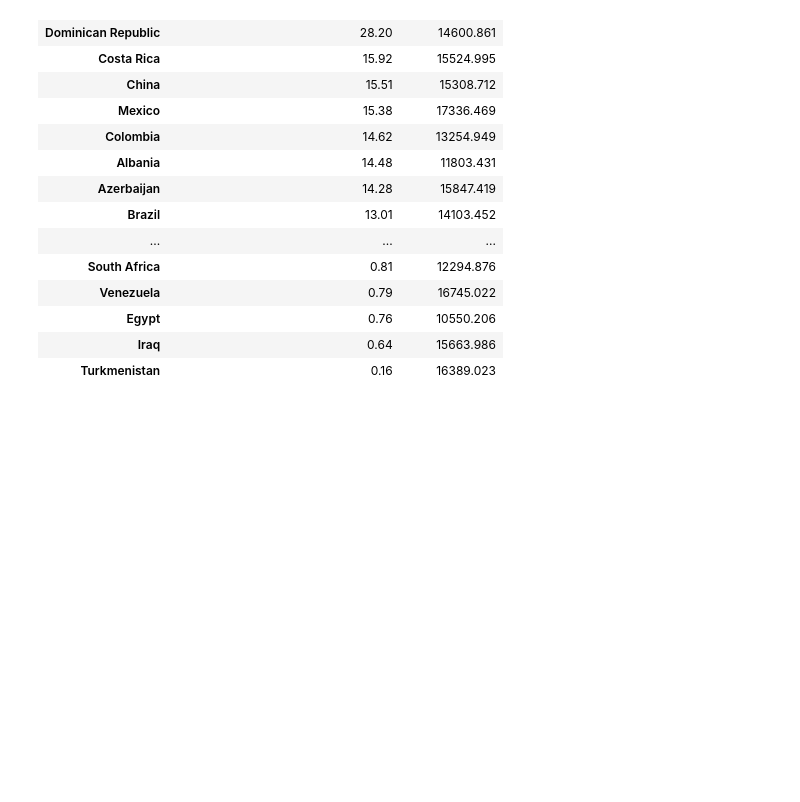
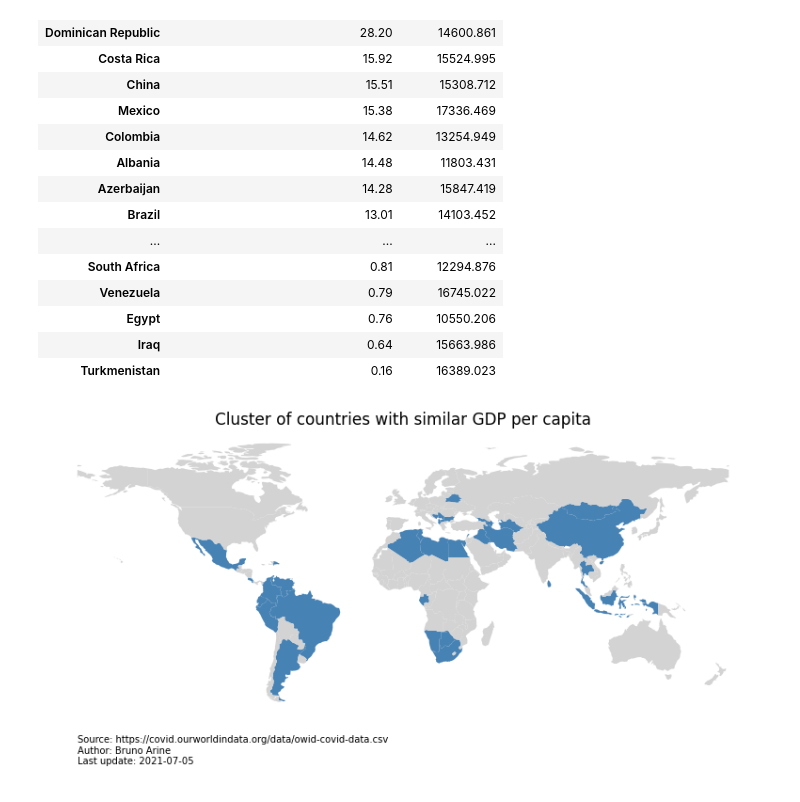
Before and after one commit to brunoarine/coronavirus-vaccinations, a Jupyter notebook: notebook.ipynb, the cells around one changed output. Saved outputs shown, nothing was run; the diff lists cells and outputs as text; code cells hidden in the pictures; blank space fills up the shorter version.

Commit message:
fix: Isolate Brazil's cluster in the map

```diff
--- a/notebook.ipynb
+++ b/notebook.ipynb
@@ -243,3 +215,37 @@ pd.DataFrame(df[df.location.isin(group)]
 | Egypt | 0.76 | 10550.206 |
 | Iraq | 0.64 | 15663.986 |
 | Turkmenistan | 0.16 | 16389.023 |
+# %%
+# Create a geopandas DataFrame
+world = gpd.read_file(gpd.datasets.get_path('naturalearth_lowres'))
+world = world[(world.pop_est>0) & (world.name!="Antarctica")]
+
+# Join world and countries_list by the ISO code
+worldmap = pd.merge(world, countries_gdp, left_on="iso_a3", right_on="iso_code")
+
+# Plot world map with different colors
+fig, ax = plt.subplots(figsize=(11,8))
+worldmap[worldmap.group==brazil_group].plot(column="group",
+              ax=ax,
+              color="steelblue",
+              legend=False)
+
+worldmap[worldmap.group!=brazil_group].plot(column="group",
+              ax=ax,
+              color="lightgray",
+              legend=False)
+
+ax.set_title("Cluster of countries with similar GDP per capita")
+plt.text(-180,-95,
+             "Source: https://covid.ourworldindata.org/data/owid-covid-data.csv\n"
+             "Author: Bruno Arine\n"
+             "Last update: {}\n".format(datetime.datetime.now().strftime("%Y-%m-%d")),
+             fontsize=10)
+
+ax.set_axis_off()
+plt.tight_layout()
+
+plt.savefig("worldmap.png", bbox_inches = 'tight', pad_inches = 0)
+plt.show()
+# %% [output]
+[figure, added]
```
Also changed, not shown: parts of 1 cell of this notebook, 1 other file.
